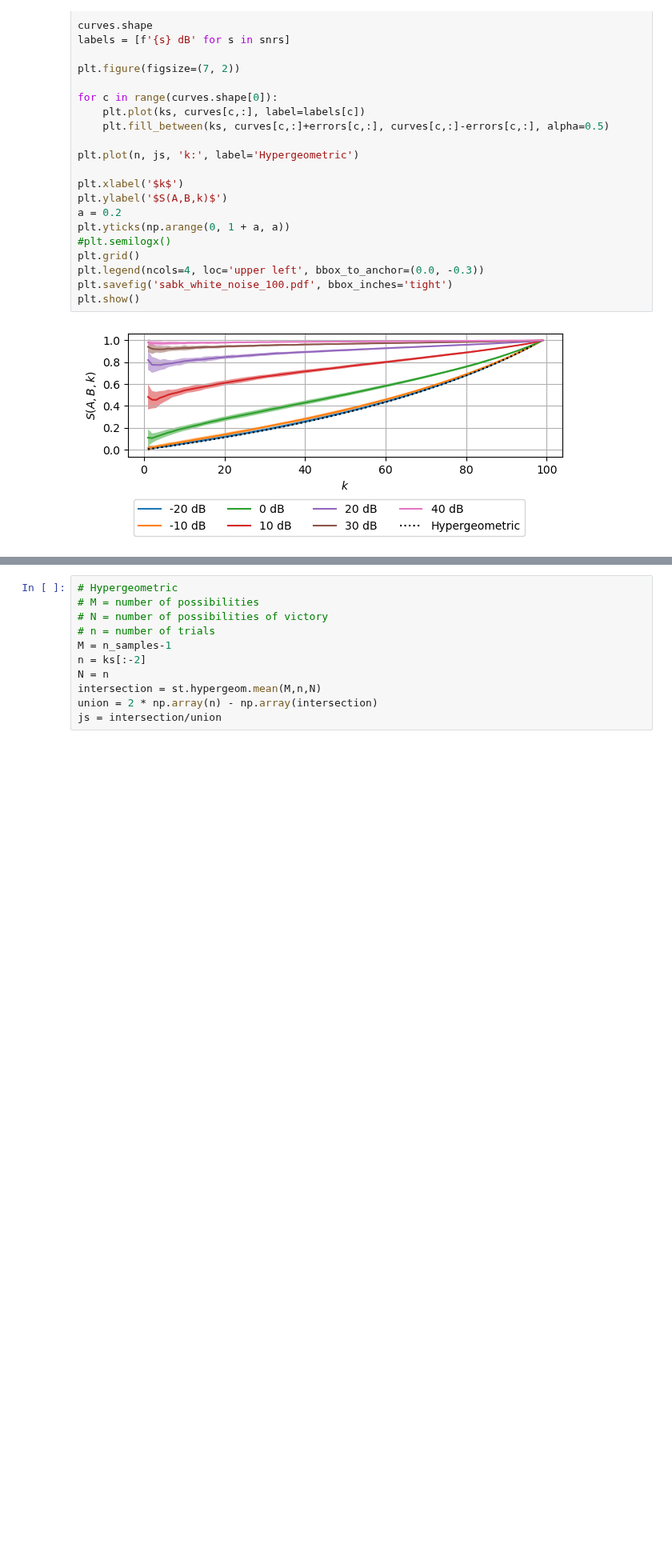
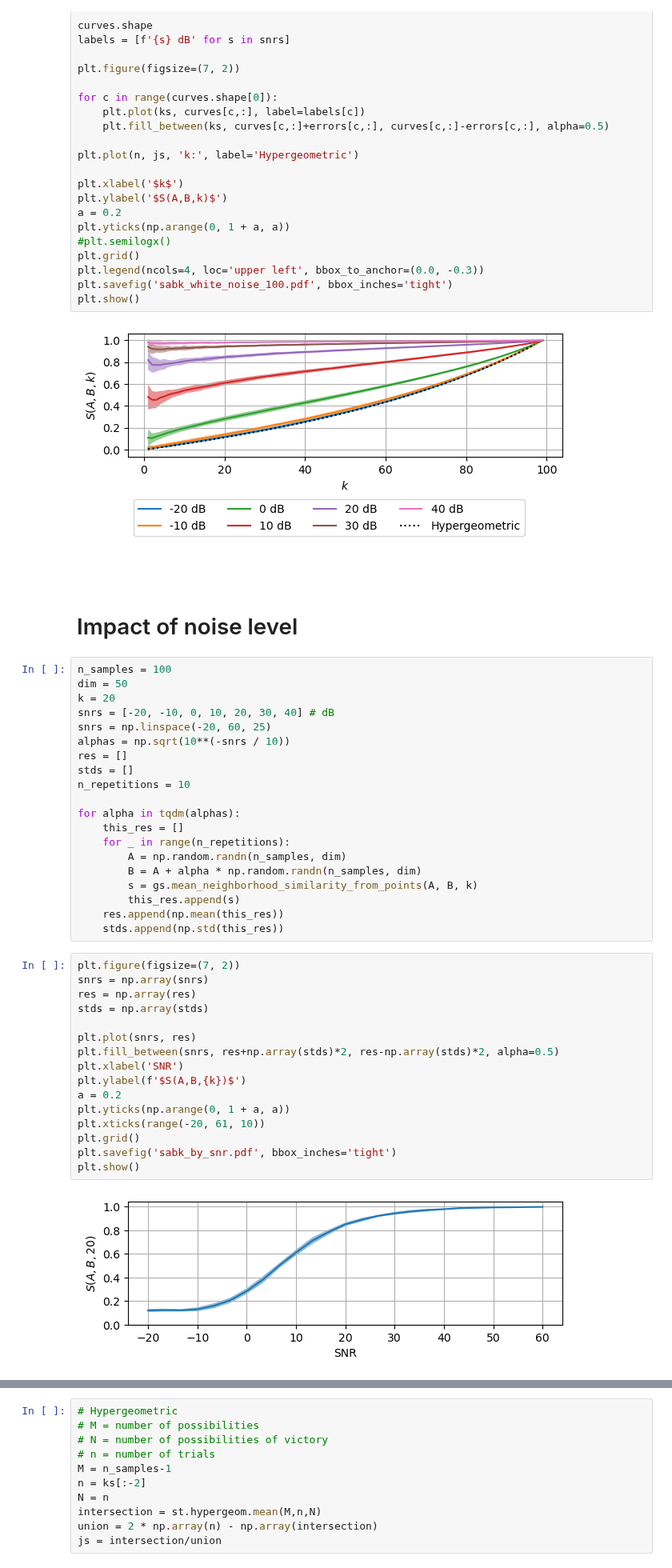
Before and after one commit to tiagoft/graph_structure, a Jupyter notebook: experiments/neurips2024/notebooks/theory_and_toy_problems.ipynb, the cells around one changed output, grey strips where cells are left out. Shown at 80% size. Drawn from its saved outputs; the diff is of its cells as text; blank space fills up the shorter version.

```diff
--- a/experiments/neurips2024/notebooks/theory_and_toy_problems.ipynb
+++ b/experiments/neurips2024/notebooks/theory_and_toy_problems.ipynb
@@ -149,3 +95,45 @@ plt.savefig('sabk_white_noise_100.pdf', bbox_inches='tight')
 plt.show()
 # %% [output]
 [figure]
+# %% [markdown]
+#
+# %% [markdown]
+# Impact of noise level
+# %%
+n_samples = 100
+dim = 50
+k = 20
+snrs = [-20, -10, 0, 10, 20, 30, 40] # dB
+snrs = np.linspace(-20, 60, 25)
+alphas = np.sqrt(10**(-snrs / 10))
+res = []
+stds = []
+n_repetitions = 10
+
+for alpha in tqdm(alphas):
+    this_res = []
+    for _ in range(n_repetitions):
+        A = np.random.randn(n_samples, dim)
+        B = A + alpha * np.random.randn(n_samples, dim)
+        s = gs.mean_neighborhood_similarity_from_points(A, B, k)
+        this_res.append(s)
+    res.append(np.mean(this_res))
+    stds.append(np.std(this_res))
+# %%
+plt.figure(figsize=(7, 2))
+snrs = np.array(snrs)
+res = np.array(res)
+stds = np.array(stds)
+
+plt.plot(snrs, res)
+plt.fill_between(snrs, res+np.array(stds)*2, res-np.array(stds)*2, alpha=0.5)
+plt.xlabel('SNR')
+plt.ylabel(f'$S(A,B,{k})$')
+a = 0.2
+plt.yticks(np.arange(0, 1 + a, a))
+plt.xticks(range(-20, 61, 10))
+plt.grid()
+plt.savefig('sabk_by_snr.pdf', bbox_inches='tight')
+plt.show()
+# %% [output]
+[figure, added]
```
Also changed, not shown: parts of 18 cells of this notebook.
